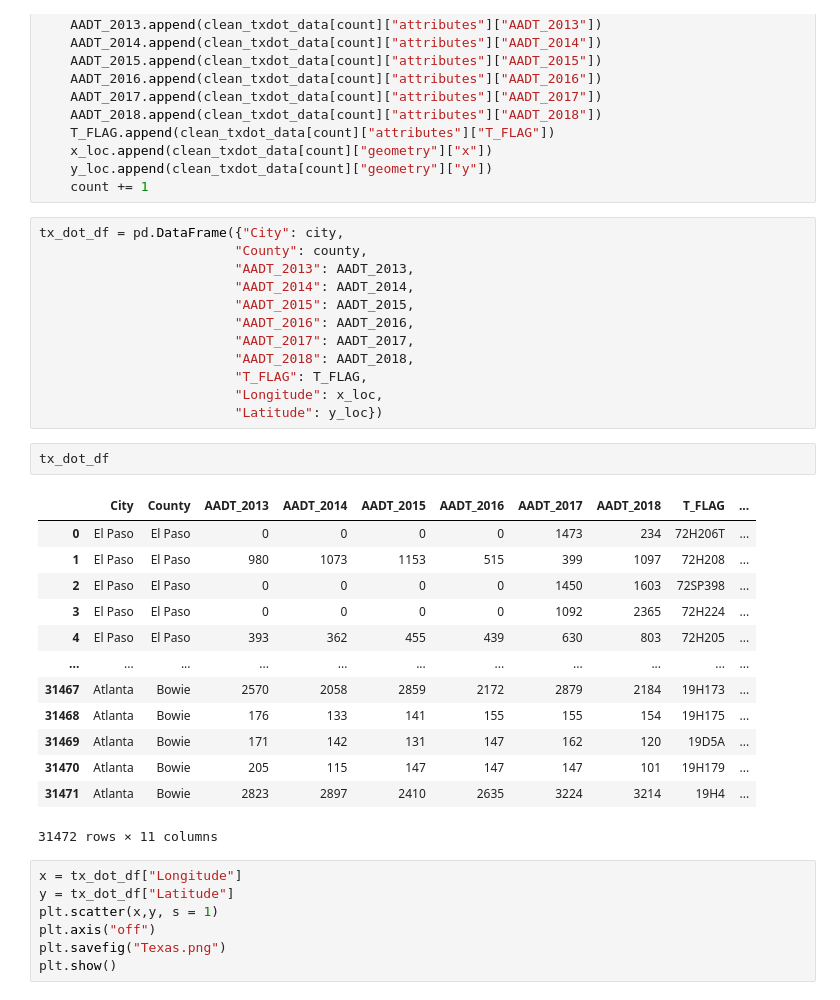
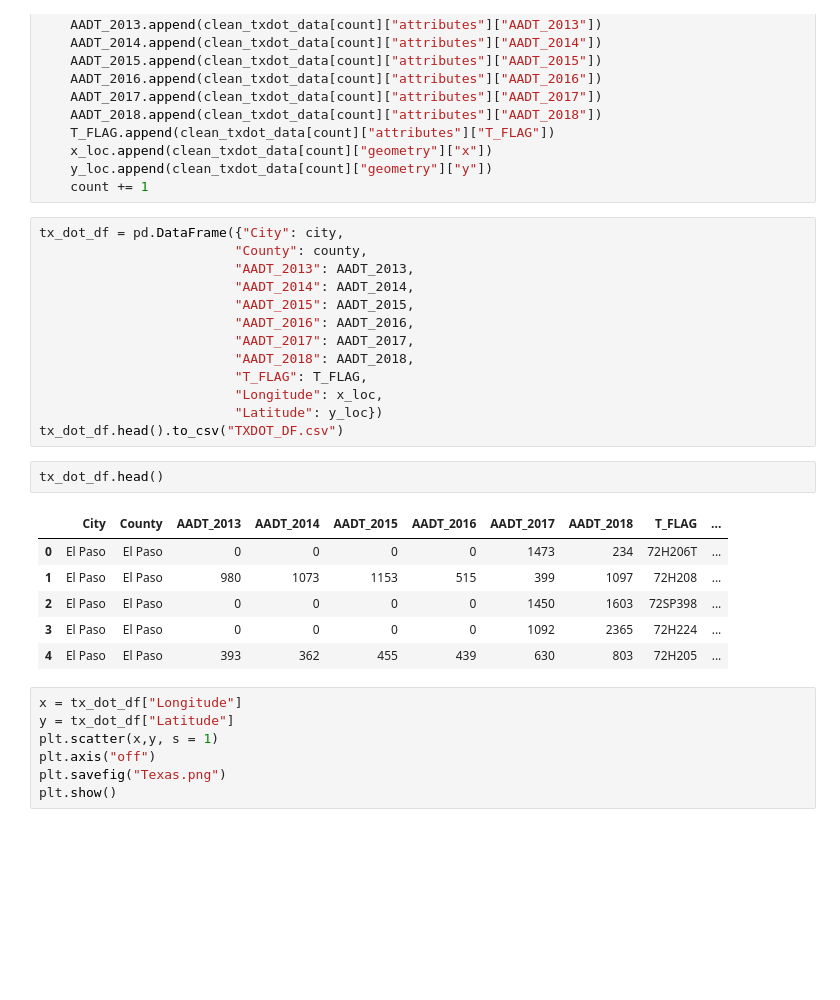
Before and after one commit to SaifeelMomin/Project1---Team_BigBend, a Jupyter notebook: Traffic_Density/Traffic.ipynb, the cells around one changed output. Cells and saved outputs as stored; diff of their text form; blank space fills up the shorter version.

```diff
--- a/Traffic.ipynb
+++ b/Traffic_Density/Traffic.ipynb
@@ -51,22 +52,16 @@ tx_dot_df = pd.DataFrame({"City": city,
                          "T_FLAG": T_FLAG,
                          "Longitude": x_loc,
                          "Latitude": y_loc})
+tx_dot_df.head().to_csv("TXDOT_DF.csv")
 # %%
-tx_dot_df
+tx_dot_df.head()
 # %% [output]
 |  | City | County | AADT_2013 | AADT_2014 | AADT_2015 | AADT_2016 | AADT_2017 | AADT_2018 | T_FLAG | ... |
 | 0 | El Paso | El Paso | 0 | 0 | 0 | 0 | 1473 | 234 | 72H206T | ... |
 | 1 | El Paso | El Paso | 980 | 1073 | 1153 | 515 | 399 | 1097 | 72H208 | ... |
 | 2 | El Paso | El Paso | 0 | 0 | 0 | 0 | 1450 | 1603 | 72SP398 | ... |
 | 3 | El Paso | El Paso | 0 | 0 | 0 | 0 | 1092 | 2365 | 72H224 | ... |
 | 4 | El Paso | El Paso | 393 | 362 | 455 | 439 | 630 | 803 | 72H205 | ... |
-| ... | ... | ... | ... | ... | ... | ... | ... | ... | ... | ... |
-| 31467 | Atlanta | Bowie | 2570 | 2058 | 2859 | 2172 | 2879 | 2184 | 19H173 | ... |
-| 31468 | Atlanta | Bowie | 176 | 133 | 141 | 155 | 155 | 154 | 19H175 | ... |
-| 31469 | Atlanta | Bowie | 171 | 142 | 131 | 147 | 162 | 120 | 19D5A | ... |
-| 31470 | Atlanta | Bowie | 205 | 115 | 147 | 147 | 147 | 101 | 19H179 | ... |
-| 31471 | Atlanta | Bowie | 2823 | 2897 | 2410 | 2635 | 3224 | 3214 | 19H4 | ... |
-31472 rows × 11 columns
 # %%
 x = tx_dot_df["Longitude"]
 y = tx_dot_df["Latitude"]
```
Also changed, not shown: parts of 2 cells of this notebook, 6 other files.
